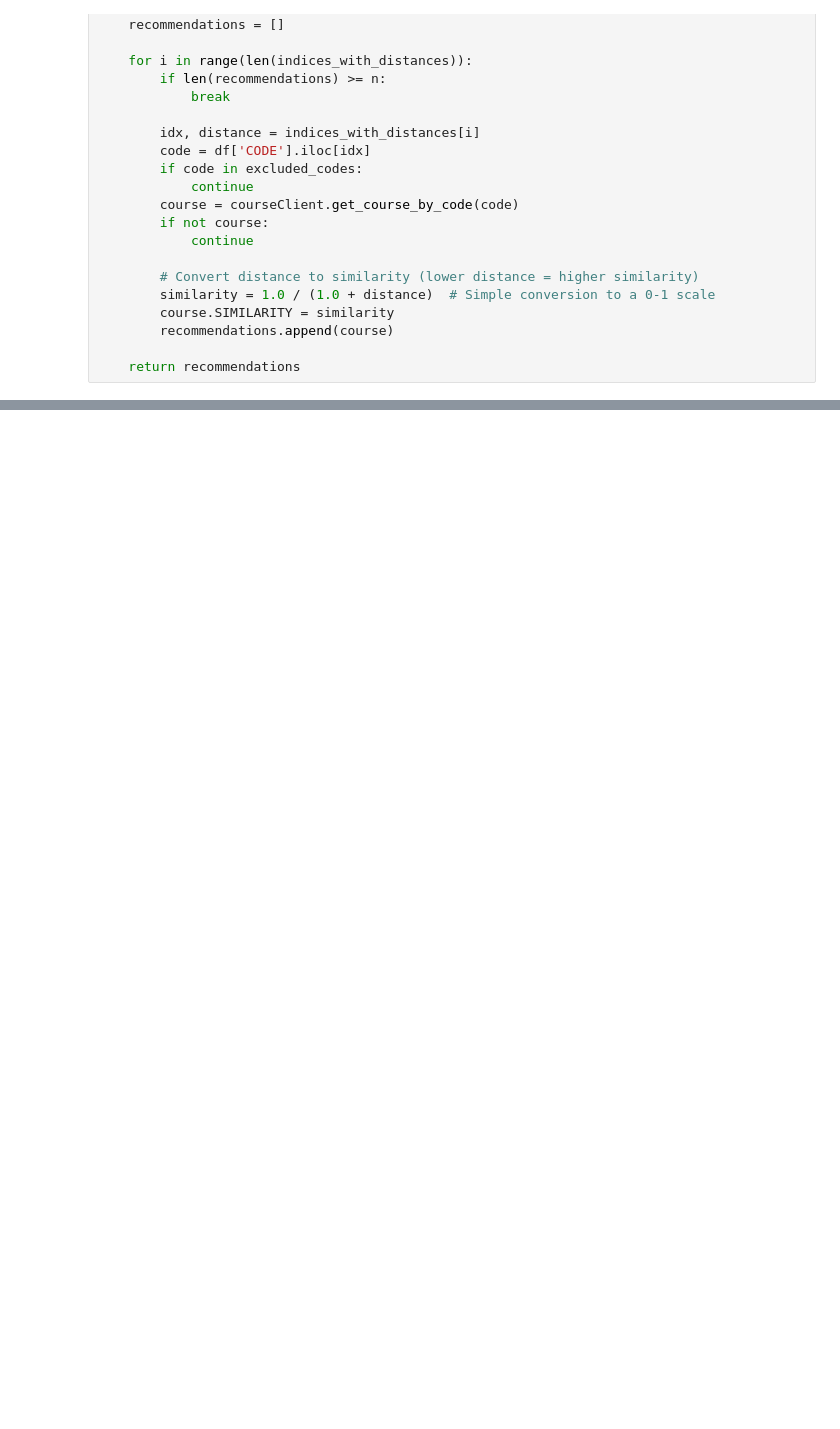
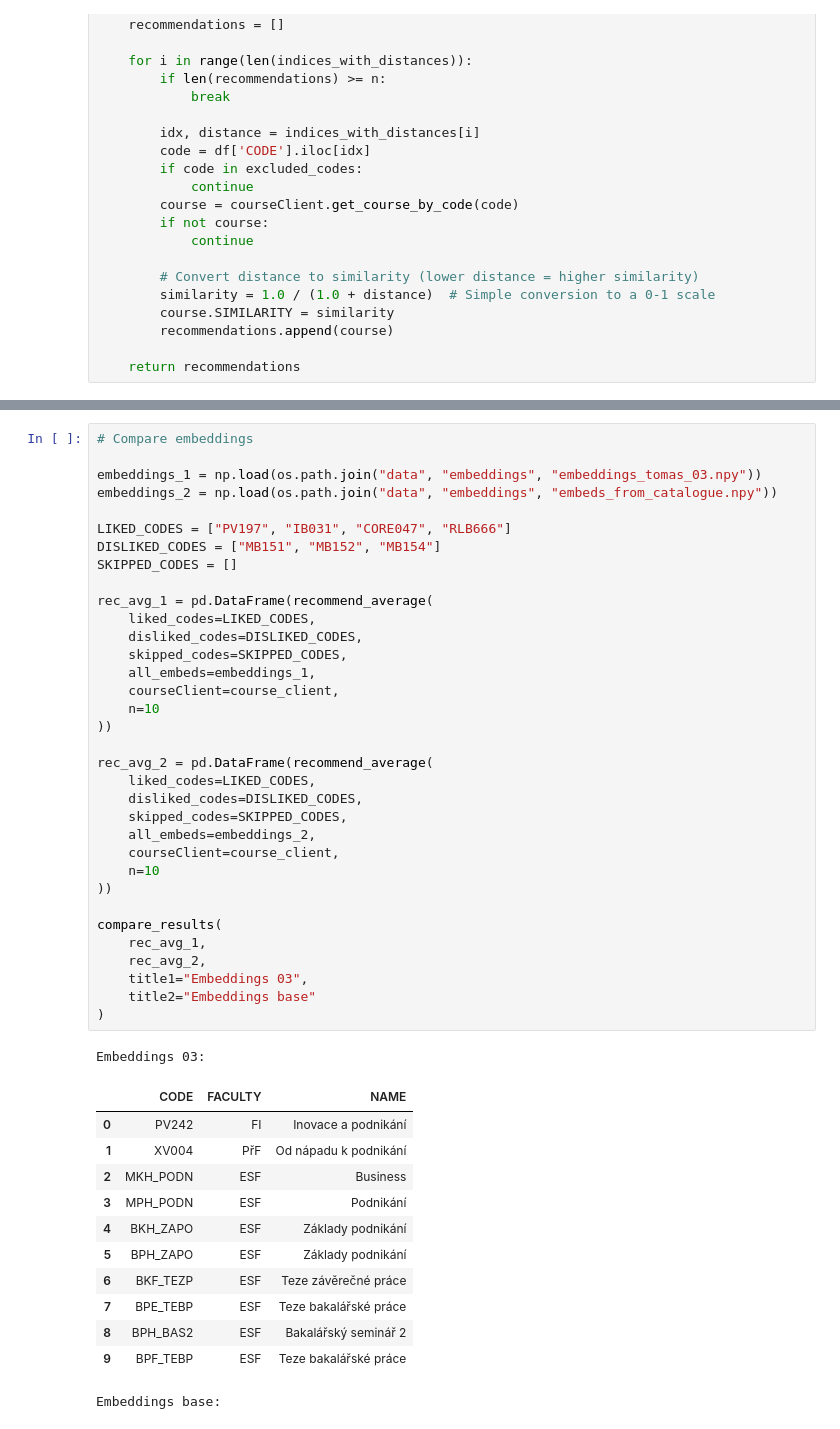
Before and after one commit to tomz197/course-recommender, a Jupyter notebook: notebooks/test_algorithms.ipynb, the cells around one changed output, grey strips where cells are left out. Cells and saved outputs as stored; diff of their text form; blank space fills up the shorter version.

```diff
--- a/notebooks/test_algorithms.ipynb
+++ b/notebooks/test_algorithms.ipynb
@@ -187,0 +188,48 @@ Average embedding recommendation method:
+# %%
+# Compare embeddings
+
+embeddings_1 = np.load(os.path.join("data", "embeddings", "embeddings_tomas_03.npy"))
+embeddings_2 = np.load(os.path.join("data", "embeddings", "embeds_from_catalogue.npy"))
+
+LIKED_CODES = ["PV197", "IB031", "CORE047", "RLB666"]
+DISLIKED_CODES = ["MB151", "MB152", "MB154"]
+SKIPPED_CODES = []
+
+rec_avg_1 = pd.DataFrame(recommend_average(
+    liked_codes=LIKED_CODES,
+    disliked_codes=DISLIKED_CODES,
+    skipped_codes=SKIPPED_CODES,
+    all_embeds=embeddings_1,
+    courseClient=course_client,
+    n=10
+))
+
+rec_avg_2 = pd.DataFrame(recommend_average(
+    liked_codes=LIKED_CODES,
+    disliked_codes=DISLIKED_CODES,
+    skipped_codes=SKIPPED_CODES,
+    all_embeds=embeddings_2,
+    courseClient=course_client,
+    n=10
+))
+
+compare_results(
+    rec_avg_1,
+    rec_avg_2,
+    title1="Embeddings 03",
+    title2="Embeddings base"
+)
+# %% [output]
+Embeddings 03:
+|  | CODE | FACULTY | NAME |
+| 0 | PV242 | FI | Inovace a podnikání |
+| 1 | XV004 | PřF | Od nápadu k podnikání |
+| 2 | MKH_PODN | ESF | Business |
+| 3 | MPH_PODN | ESF | Podnikání |
+| 4 | BKH_ZAPO | ESF | Základy podnikání |
+| 5 | BPH_ZAPO | ESF | Základy podnikání |
+| 6 | BKF_TEZP | ESF | Teze závěrečné práce |
+| 7 | BPE_TEBP | ESF | Teze bakalářské práce |
+| 8 | BPH_BAS2 | ESF | Bakalářský seminář 2 |
+| 9 | BPF_TEBP | ESF | Teze bakalářské práce |
+Embeddings base:
```
Also changed, not shown: parts of 3 cells of this notebook, 2 other files.
